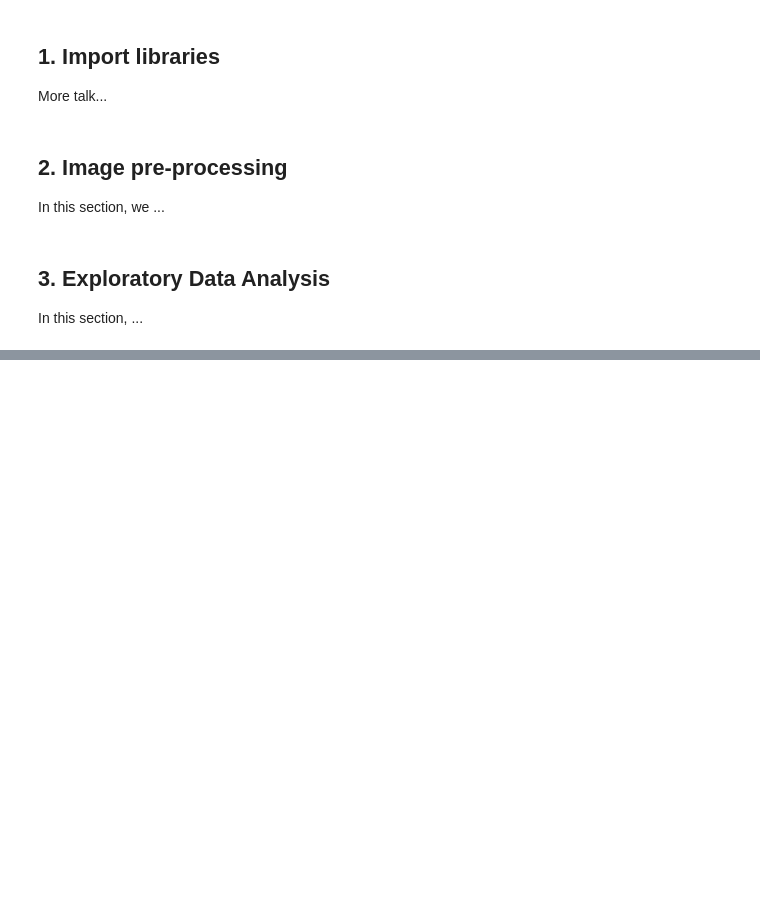
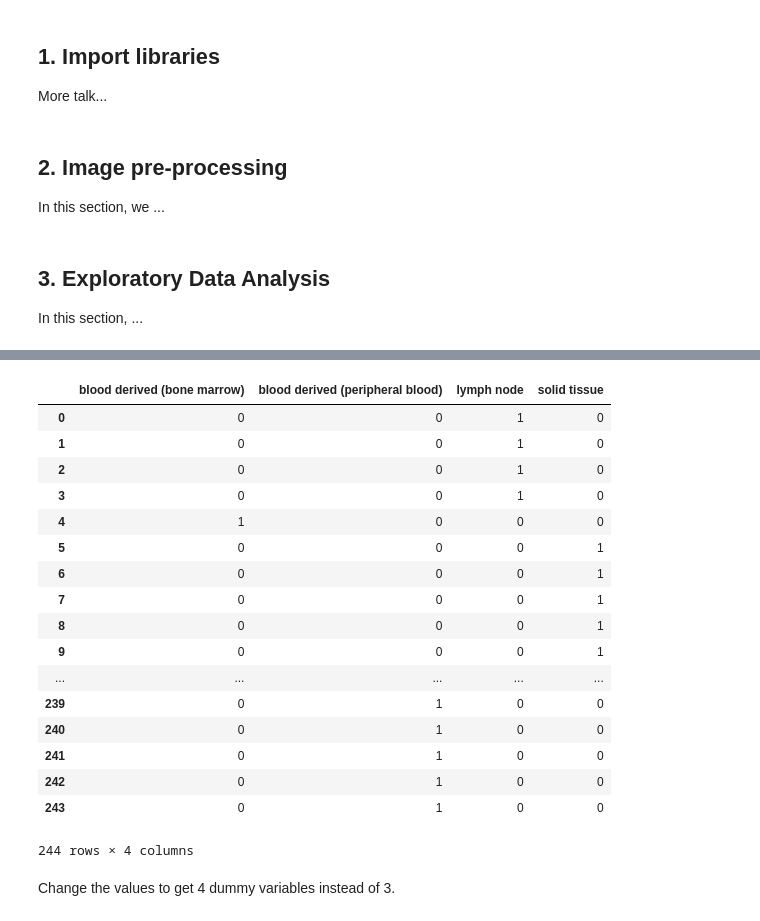
Before and after one commit to ReemAlattas/Chromothripsis-Deep-Learning-Classifier, a Jupyter notebook: Pre-processing.ipynb, the cells around one changed output, grey strips where cells are left out. Saved outputs shown, nothing was run; the diff lists cells and outputs as text; code cells hidden in the pictures; blank space fills up the shorter version.

```diff
--- a/Pre-processing.ipynb
+++ b/Pre-processing.ipynb
@@ -72,0 +135,4 @@ read_file.to_csv ('data/chromothripsis.csv', index=None)
+# %%
+# load images dataset
+images = pd.read_csv('data/images.csv')
+images.head()
@@ -72,0 +168,23 @@ read_file.to_csv ('data/chromothripsis.csv', index=None)
+# %%
+pd.get_dummies(images['Primary_tumour'])
+# %% [output]
+|  | blood derived (bone marrow) | blood derived (peripheral blood) | lymph node | solid tissue |
+| 0 | 0 | 0 | 1 | 0 |
+| 1 | 0 | 0 | 1 | 0 |
+| 2 | 0 | 0 | 1 | 0 |
+| 3 | 0 | 0 | 1 | 0 |
+| 4 | 1 | 0 | 0 | 0 |
+| 5 | 0 | 0 | 0 | 1 |
+| 6 | 0 | 0 | 0 | 1 |
+| 7 | 0 | 0 | 0 | 1 |
+| 8 | 0 | 0 | 0 | 1 |
+| 9 | 0 | 0 | 0 | 1 |
+| ... | ... | ... | ... | ... |
+| 239 | 0 | 1 | 0 | 0 |
+| 240 | 0 | 1 | 0 | 0 |
+| 241 | 0 | 1 | 0 | 0 |
+| 242 | 0 | 1 | 0 | 0 |
+| 243 | 0 | 1 | 0 | 0 |
+244 rows × 4 columns
+# %% [markdown]
+Change the values to get 4 dummy variables instead of 3.
```
Also changed, not shown: parts of 24 cells of this notebook.
